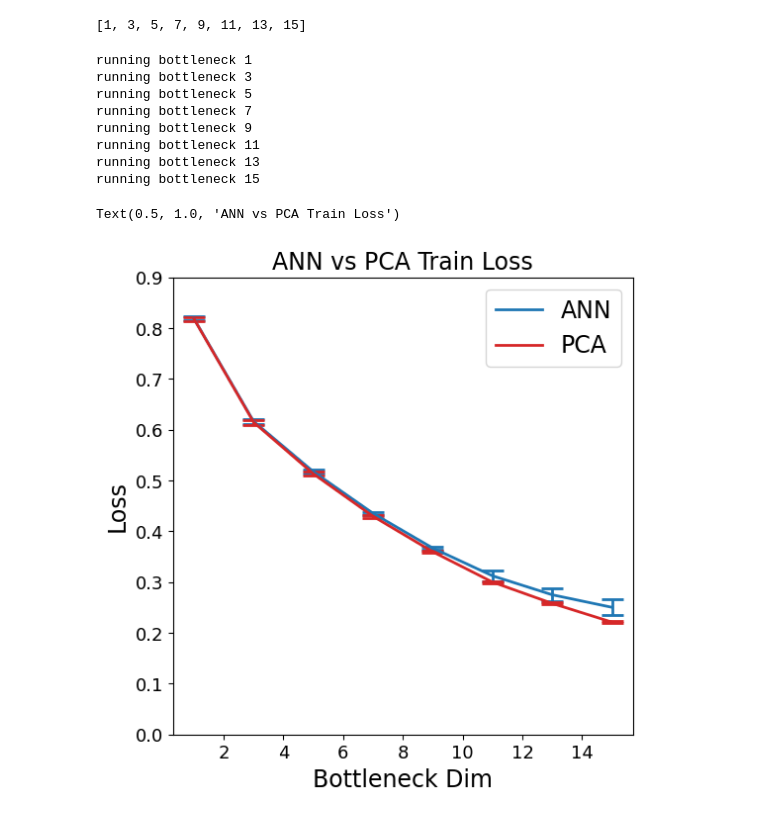
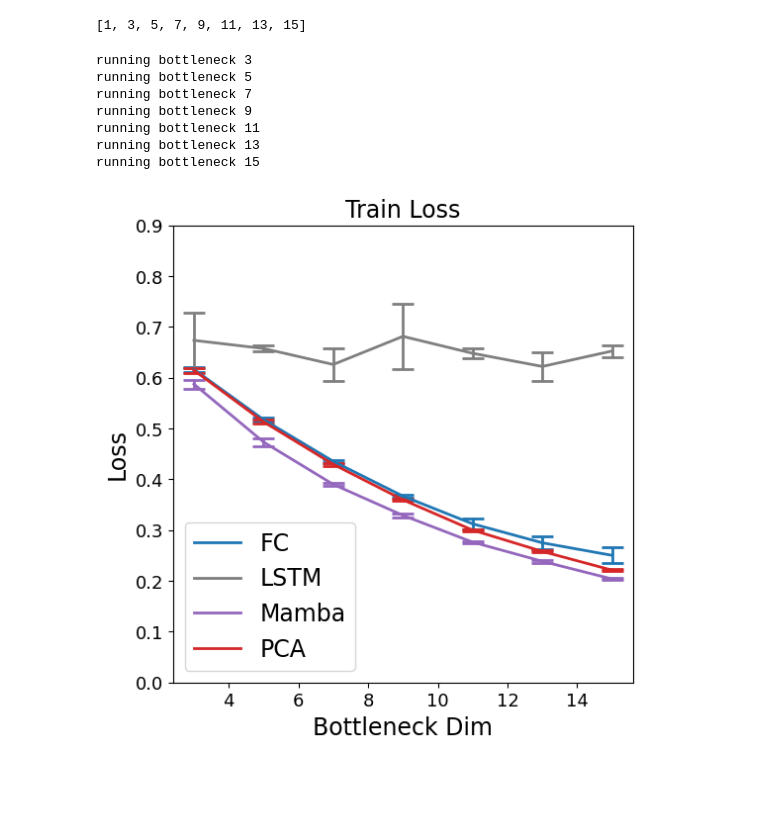
Before and after one commit to ntolley/metanets, a Jupyter notebook: notebooks/autoencoder_pca_performance_compare.ipynb, the cells around one changed output. Cells and saved outputs as stored; diff of their text form; code cells hidden in the pictures; blank space fills up the shorter version.

Commit message:
add lstm sweep

```diff
--- a/notebooks/autoencoder_pca_performance_compare.ipynb
+++ b/notebooks/autoencoder_pca_performance_compare.ipynb
@@ -112,11 +133,15 @@ bottleneck = 15
 # %%
-bottleneck_values = metadata['bottleneck_values']
+bottleneck_values = metadata['bottleneck_values'][1:]
 ann_train_loss_sweep, ann_val_loss_sweep = list(), list()
+lstm_train_loss_sweep, lstm_val_loss_sweep = list(), list()
+mamba_train_loss_sweep, mamba_val_loss_sweep = list(), list()
 pca_train_loss_sweep, pca_val_loss_sweep = list(), list()
 
 for bottleneck in bottleneck_values:
     print(f'running bottleneck {bottleneck}', end='\n')
     ann_train_loss_fold, ann_val_loss_fold = list(), list()
+    lstm_train_loss_fold, lstm_val_loss_fold = list(), list()
+    mamba_train_loss_fold, mamba_val_loss_fold = list(), list()
     pca_train_loss_fold, pca_val_loss_fold = list(), list()
     for fold in range(5):
         generators, data_arrays = get_generators(df, cv_dict, fold=fold)
@@ -124,25 +149,46 @@ for bottleneck in bottleneck_values:
         training_set, _, validation_set = data_arrays
 
         ann_train_loss, ann_val_loss = get_ann_autoencoder_mse(training_set, validation_set, fold=fold, bottleneck=bottleneck)
-        # ann_train_loss, ann_val_loss = get_mamba_autoencoder_mse(training_set, validation_set, fold=fold, bottleneck=bottleneck)
+        lstm_train_loss, lstm_val_loss = get_lstm_autoencoder_mse(training_set, validation_set, fold=fold, bottleneck=bottleneck)
+        mamba_train_loss, mamba_val_loss = get_mamba_autoencoder_mse(training_set, validation_set, fold=fold, bottleneck=bottleneck)
         pca_train_loss, pca_val_loss = get_pca_mse(training_set, validation_set, fold=fold, bottleneck=bottleneck)
 
         ann_train_loss_fold.append(ann_train_loss)
         ann_val_loss_fold.append(ann_val_loss)
+
+        lstm_train_loss_fold.append(lstm_train_loss)
+        lstm_val_loss_fold.append(lstm_val_loss)
+
+        mamba_train_loss_fold.append(mamba_train_loss)
+        mamba_val_loss_fold.append(mamba_val_loss)
+
         pca_train_loss_fold.append(pca_train_loss)
         pca_val_loss_fold.append(pca_val_loss)
 
     ann_train_loss_sweep.append(ann_train_loss_fold)
     ann_val_loss_sweep.append(ann_val_loss_fold)
+
+    lstm_train_loss_sweep.append(lstm_train_loss_fold)
+    lstm_val_loss_sweep.append(lstm_val_loss_fold)
+
+    mamba_train_loss_sweep.append(mamba_train_loss_fold)
+    mamba_val_loss_sweep.append(mamba_val_loss_fold)
+
     pca_train_loss_sweep.append(pca_train_loss_fold)
     pca_val_loss_sweep.append(pca_val_loss_fold)
 
 ann_train_loss_sweep = np.array(ann_train_loss_sweep)
 ann_val_loss_sweep = np.array(ann_val_loss_sweep)
+
+lstm_train_loss_sweep = np.array(lstm_train_loss_sweep)
+lstm_val_loss_sweep = np.array(lstm_val_loss_sweep)
+
+mamba_train_loss_sweep = np.array(mamba_train_loss_sweep)
+mamba_val_loss_sweep = np.array(mamba_val_loss_sweep)
+
 pca_train_loss_sweep = np.array(pca_train_loss_sweep)
 pca_val_loss_sweep = np.array(pca_val_loss_sweep)
 # %% [output]
-running bottleneck 1
 running bottleneck 3
 running bottleneck 5
 running bottleneck 7
@@ -153,35 +199,43 @@ running bottleneck 15
 # %%
 labelsize = 17
 ticksize=13
 capsize = 8
 linewidth=2
 
 ann_color = 'C0'
+lstm_color = 'C7'
+mamba_color = 'C4'
 pca_color = 'C3'
 
 plt.figure(figsize=(6,6))
 plt.errorbar(x=bottleneck_values, y=np.mean(ann_train_loss_sweep, axis=1), yerr=np.std(ann_train_loss_sweep, axis=1),
              capsize=capsize, linewidth=linewidth, capthick=linewidth, color=ann_color)
+plt.errorbar(x=bottleneck_values, y=np.mean(lstm_train_loss_sweep, axis=1), yerr=np.std(lstm_train_loss_sweep, axis=1),
+             capsize=capsize, linewidth=linewidth, capthick=linewidth, color=lstm_color)
+plt.errorbar(x=bottleneck_values, y=np.mean(mamba_train_loss_sweep, axis=1), yerr=np.std(mamba_train_loss_sweep, axis=1),
+             capsize=capsize, linewidth=linewidth, capthick=linewidth, color=mamba_color)
 plt.errorbar(x=bottleneck_values, y=np.mean(pca_train_loss_sweep, axis=1), yerr=np.std(pca_train_loss_sweep, axis=1),
              capsize=capsize, linewidth=linewidth, capthick=linewidth, color=pca_color)
 
 
-plt.plot([], [], label='ANN', linewidth=linewidth, color=ann_color)
+plt.plot([], [], label='FC', linewidth=linewidth, color=ann_color)
+plt.plot([], [], label='LSTM', linewidth=linewidth, color=lstm_color)
+plt.plot([], [], label='Mamba', linewidth=linewidth, color=mamba_color)
 plt.plot([], [], label='PCA', linewidth=linewidth, color=pca_color)
 
 plt.xlabel('Bottleneck Dim', fontsize=labelsize)
 plt.xticks(fontsize=ticksize)
 plt.ylabel('Loss', fontsize=labelsize)
 plt.yticks(fontsize=ticksize)
 
 plt.legend(fontsize=labelsize)
 plt.ylim(0.0, 0.9)
 
 
-plt.title('ANN vs PCA Train Loss', fontsize=labelsize)
+plt.title('Train Loss', fontsize=labelsize)
+plt.savefig('../figures/bottleneck_sweep_train.png')
 # %% [output]
-Text(0.5, 1.0, 'ANN vs PCA Train Loss')
-[figure, old version]
+[figure, new version]
 # %%
 labelsize = 17
 ticksize=13
```
Also changed, not shown: parts of 3 cells of this notebook, 1 other file.
